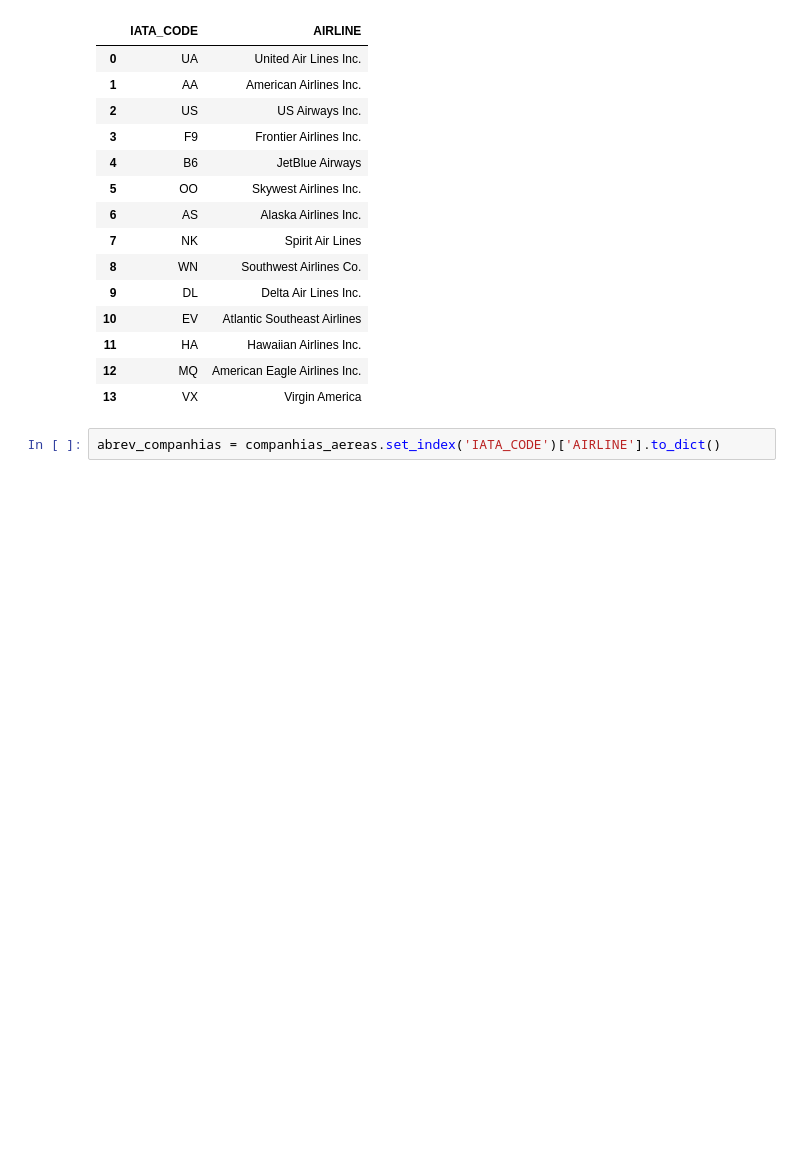
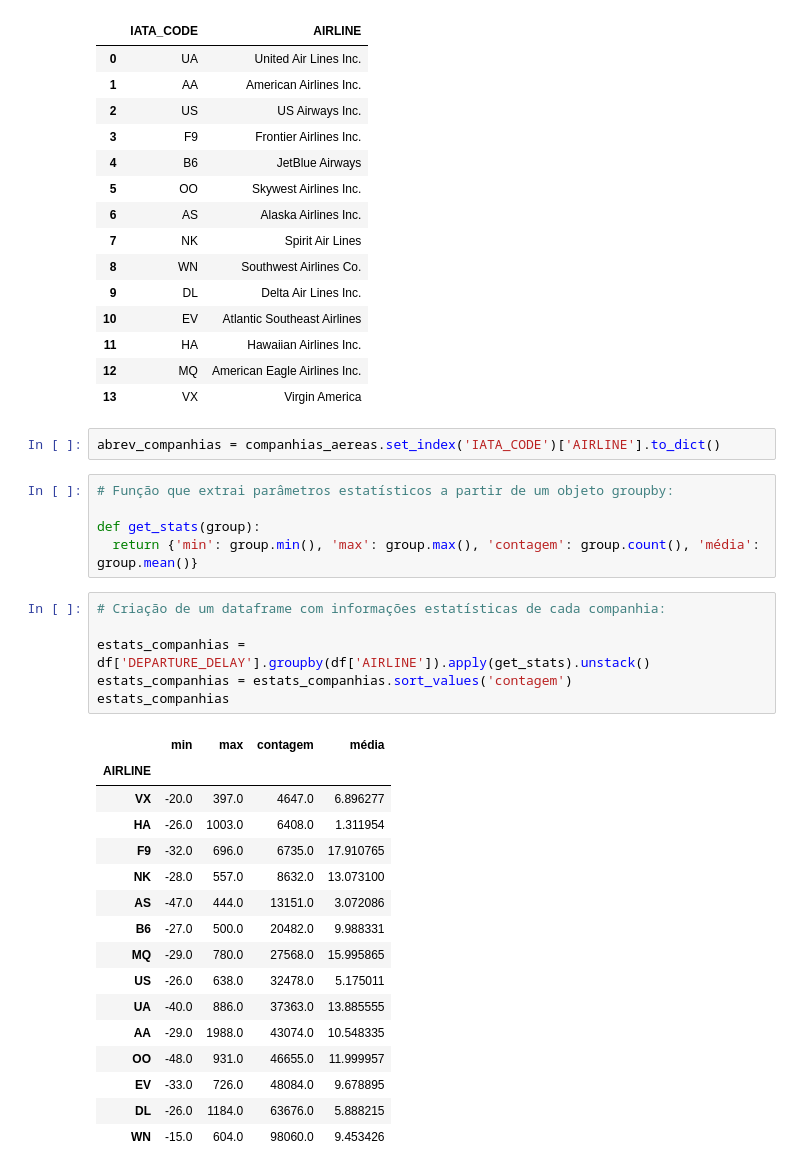
Before and after one commit to bekwendhausen/voos-kaggle-2015, a Jupyter notebook: flights-delay.ipynb, the cells around one changed output. Cells and saved outputs as stored; diff of their text form; blank space fills up the shorter version.

```diff
--- a/flights-delay.ipynb
+++ b/flights-delay.ipynb
@@ -154,3 +156,31 @@ companhias_aereas
 | 13 | VX | Virgin America |
 # %%
 abrev_companhias = companhias_aereas.set_index('IATA_CODE')['AIRLINE'].to_dict()
+# %%
+# Função que extrai parâmetros estatísticos a partir de um objeto groupby:
+
+def get_stats(group):
+  return {'min': group.min(), 'max': group.max(), 'contagem': group.count(), 'média': group.mean()}
+# %%
+# Criação de um dataframe com informações estatísticas de cada companhia:
+
+estats_companhias = df['DEPARTURE_DELAY'].groupby(df['AIRLINE']).apply(get_stats).unstack()
+estats_companhias = estats_companhias.sort_values('contagem')
+estats_companhias
+# %% [output]
+|  | min | max | contagem | média |
+| AIRLINE |  |  |  |  |
+| VX | -20.0 | 397.0 | 4647.0 | 6.896277 |
+| HA | -26.0 | 1003.0 | 6408.0 | 1.311954 |
+| F9 | -32.0 | 696.0 | 6735.0 | 17.910765 |
+| NK | -28.0 | 557.0 | 8632.0 | 13.073100 |
+| AS | -47.0 | 444.0 | 13151.0 | 3.072086 |
+| B6 | -27.0 | 500.0 | 20482.0 | 9.988331 |
+| MQ | -29.0 | 780.0 | 27568.0 | 15.995865 |
+| US | -26.0 | 638.0 | 32478.0 | 5.175011 |
+| UA | -40.0 | 886.0 | 37363.0 | 13.885555 |
+| AA | -29.0 | 1988.0 | 43074.0 | 10.548335 |
+| OO | -48.0 | 931.0 | 46655.0 | 11.999957 |
+| EV | -33.0 | 726.0 | 48084.0 | 9.678895 |
+| DL | -26.0 | 1184.0 | 63676.0 | 5.888215 |
+| WN | -15.0 | 604.0 | 98060.0 | 9.453426 |
```
Also changed, not shown: parts of 6 cells of this notebook.
